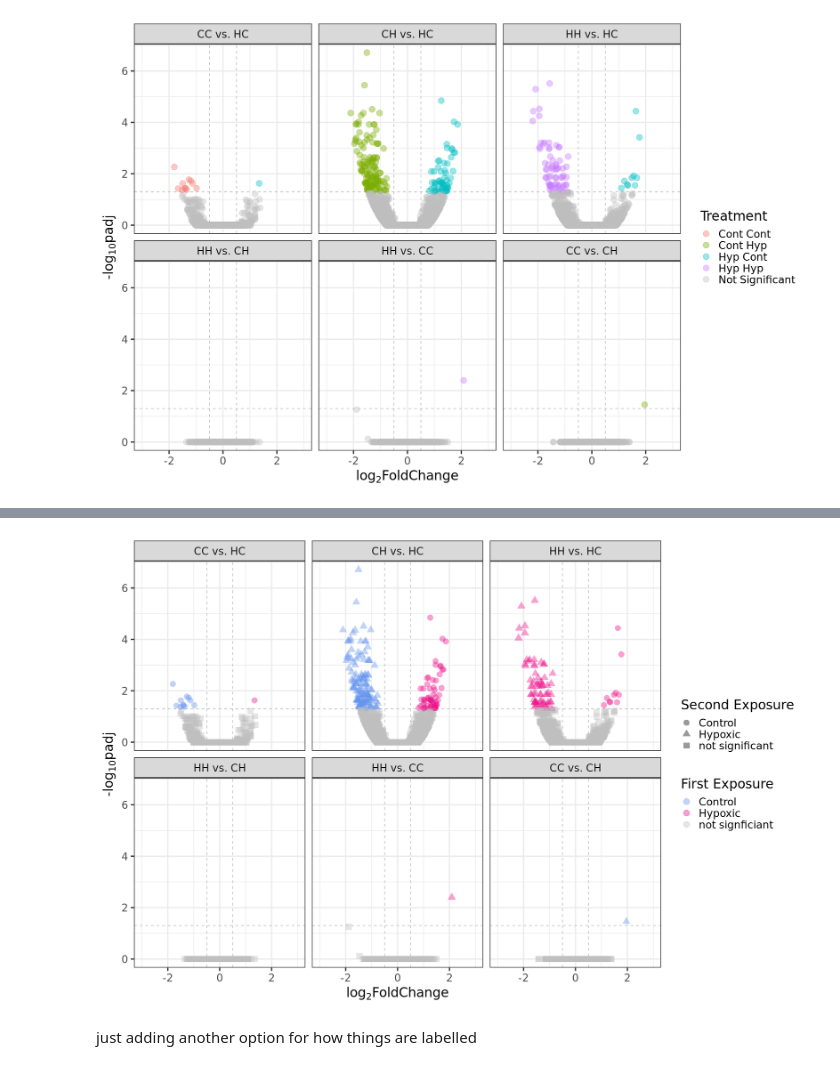
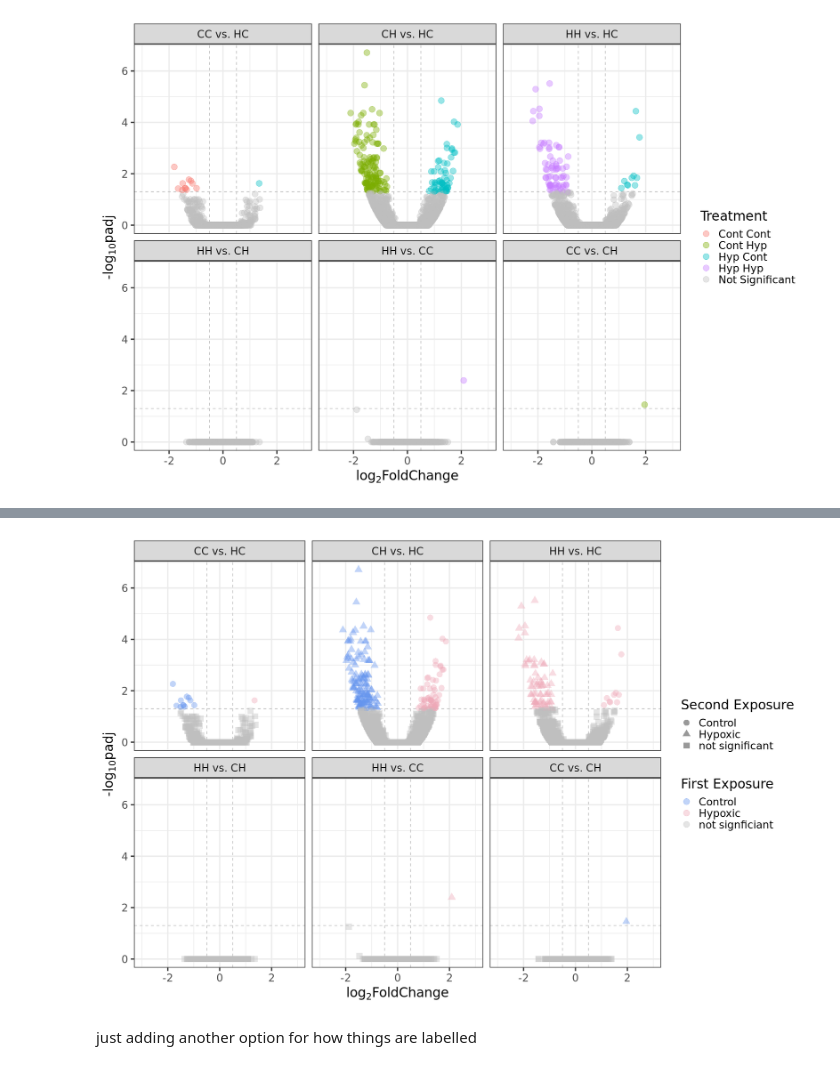
Before and after one commit to jgmcdonough/CE18_methylRAD_analysis, a Jupyter notebook: analysis/DMGs_analysis/HC_genes_2.0.ipynb, the cells around one changed output, grey strips where cells are left out. Cells and saved outputs as stored; diff of their text form; code cells hidden in the pictures.

Commit message:
changing colors of volcano plots

```diff
--- a/analysis/DMGs_analysis/HC_genes_2.0.ipynb
+++ b/analysis/DMGs_analysis/HC_genes_2.0.ipynb
@@ -534,3 +534,7 @@ A data.frame: 6 × 11
 | 22 | LOC111133260 | 47.32761 | -0.90652990 | 0.1964406 | -3.342129 | 0.0008313848 | 0.1602441 | CC_HC | not significant | ... |
 # %%
 write.csv(mega_df, '/project/pi_sarah_gignouxwolfsohn_uml_edu/julia/CE_MethylRAD_analysis_2018/analysis/deseq_res_files/geneFeatures_res/combined_geneRes.csv')
+# %%
+mega_df <- read.csv('/project/pi_sarah_gignouxwolfsohn_uml_edu/julia/CE_MethylRAD_analysis_2018/analysis/deseq_res_files/combined_geneRes.csv')
+mega_df <- mega_df[-1]
+head(mega_df)
@@ -543,35 +557,35 @@ mega_df$pair <- factor(mega_df$pair, levels = c('CC_HC','CH_HC','HH_HC', 'HH_CH'
 # renaming grid labels
 new_labels <- c(CC_HC = "CC vs. HC",
                 CH_HC = "CH vs. HC",
                 HH_HC = "HH vs. HC",
                HH_CH = "HH vs. CH",
                HH_CC = "HH vs. CC",
                CC_CH = "CC vs. CH")
 
 volcano_MEGA <- ggplot(data = mega_df, aes(x = log2FoldChange,
                                              y = -log10(padj),
                                              col = phase1_moreMe,
                                           shape = phase2_moreMe)) +
                         geom_vline(xintercept = c(-0.5,0.5),
                                    col = "gray",
                                    linetype = 'dashed') + # fold change threshold line
                         geom_hline(yintercept = -log10(0.05),
                                    col = "gray",
                                    linetype = 'dashed') + # padj threshold line
                         geom_point(size=4, alpha =0.4) +
-scale_color_manual(values=c('cornflowerblue','deeppink2', 'gray')) +
+scale_color_manual(values=c('cornflowerblue','pink2', 'gray')) +
 theme_bw() +
 facet_wrap(~pair, labeller = as_labeller(new_labels)) +
                         theme_bw(base_size=20) +
                         labs(col='First Exposure',
                              shape = 'Second Exposure',
                              x = expression("log"[2]*"FoldChange"),
                              y = expression("-log"[10]*"padj")) +
                         scale_x_continuous(limits = c(-3,3))
 
 volcano_MEGA
 # %% [output]
-[figure, old version]
+[figure, new version]
 # %%
 ggsave('/project/pi_sarah_gignouxwolfsohn_uml_edu/julia/CE_MethylRAD_analysis_2018/analysis/figures/metaVolcano1.pdf', volcano_MEGA,
       width = 15, heigh = 10)
```
Also changed, not shown: parts of 1 cell of this notebook.
